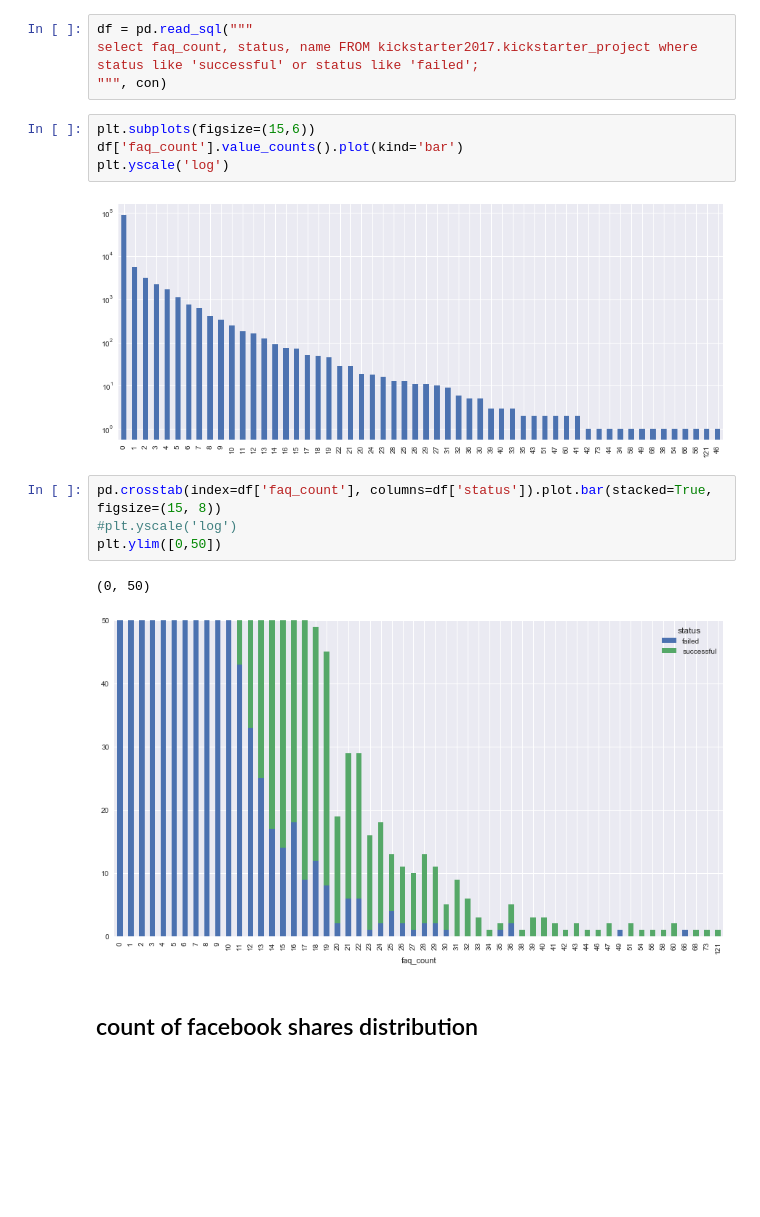
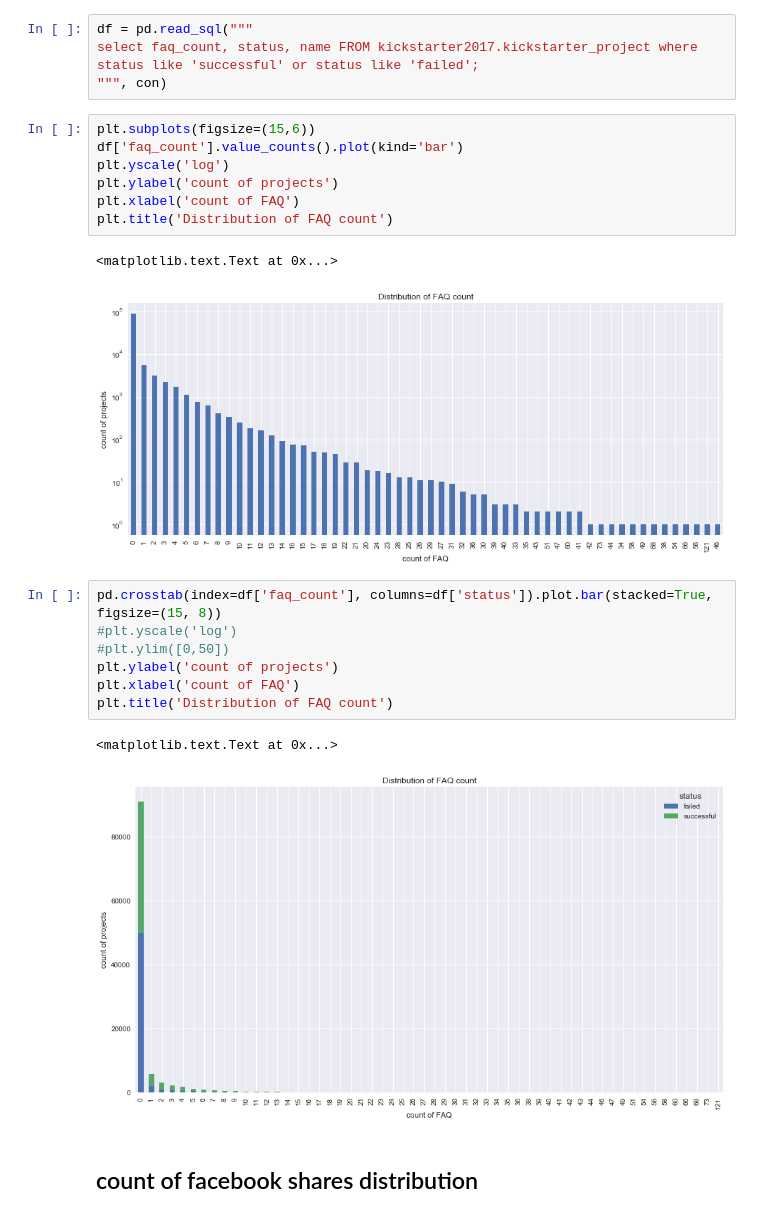
Before and after one commit to blanarik/kickstarter_success_prediction, a Jupyter notebook: 04_Kickstarter_exploratory_data_analysis_dataset_2.ipynb, the cells around one changed output. Cells and saved outputs as stored; diff of their text form; blank space fills up the shorter version.

```diff
--- a/04_Kickstarter_exploratory_data_analysis_dataset_2.ipynb
+++ b/04_Kickstarter_exploratory_data_analysis_dataset_2.ipynb
@@ -459,16 +464,23 @@ select faq_count, status, name FROM kickstarter2017.kickstarter_project where st
 # %%
 plt.subplots(figsize=(15,6))
 df['faq_count'].value_counts().plot(kind='bar')
 plt.yscale('log')
+plt.ylabel('count of projects')
+plt.xlabel('count of FAQ')
+plt.title('Distribution of FAQ count')
 # %% [output]
+<matplotlib.text.Text at 0x...>
-[figure, old version]
+[figure, new version]
 # %%
 pd.crosstab(index=df['faq_count'], columns=df['status']).plot.bar(stacked=True, figsize=(15, 8))
 #plt.yscale('log')
-plt.ylim([0,50])
+#plt.ylim([0,50])
+plt.ylabel('count of projects')
+plt.xlabel('count of FAQ')
+plt.title('Distribution of FAQ count')
 # %% [output]
-(0, 50)
+<matplotlib.text.Text at 0x...>
-[figure, old version]
+[figure, new version]
 # %% [markdown]
 ## count of facebook shares distribution
 # %%
```
Also changed, not shown: parts of 16 cells of this notebook.
